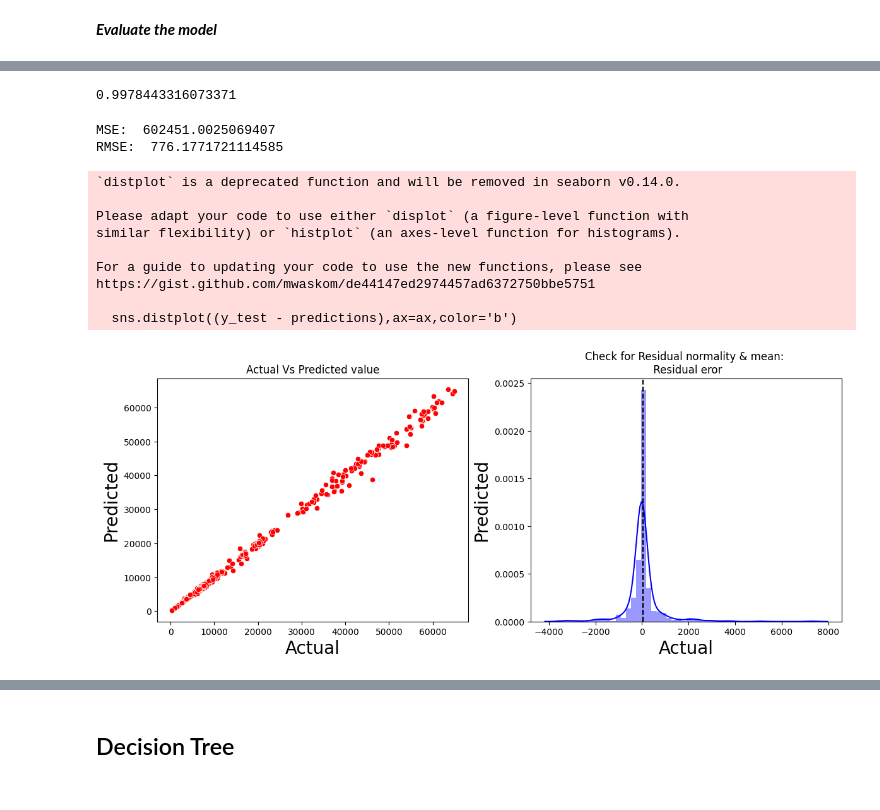
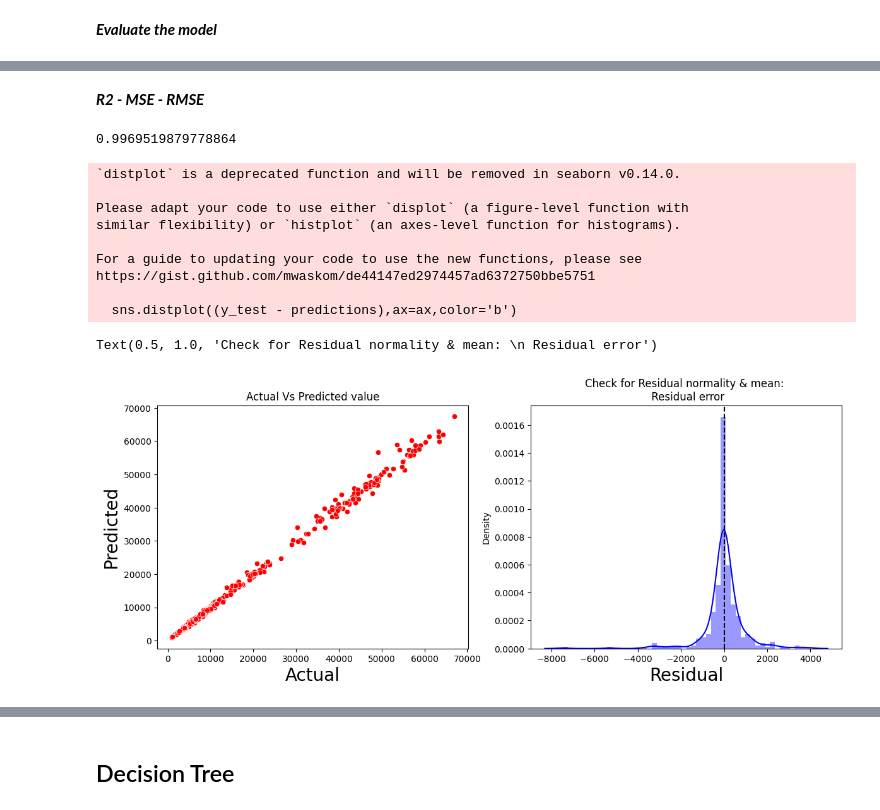
Before and after one commit to NMKHDL/Project-1, a Jupyter notebook: Modelling.ipynb, the cells around one changed output, grey strips where cells are left out. Drawn from its saved outputs; the diff is of its cells as text; code cells hidden in the pictures.

```diff
--- a/Modelling.ipynb
+++ b/Modelling.ipynb
@@ -104,6 +127,6 @@ from sklearn.model_selection import train_test_split
 # %% [markdown]
 ***Get data***
 # %%
-data_train=handleDataForModel(data)
+data_train=handleDataForModel(data,2)
 data_train.shape
 # %% [output]
@@ -290,8 +310,12 @@ predictions = lm.predict(x_test)
+# %% [markdown]
+***R2 - MSE - RMSE***
 # %%
 from sklearn.metrics import r2_score
-r2_score(y_test, predictions)
+t=r2_score(y_test, predictions)
+lm_score.append(t)
+t
 # %% [output]
-0.9978443316073371
+0.9969519879778864
 # %%
 # R squared value
 from sklearn.metrics import accuracy_score
@@ -300,38 +324,33 @@ from sklearn.metrics import mean_squared_error
 #accurancy, precision, recall - MSE - RMSE
 mse = mean_squared_error(y_test, predictions)
 rmse = np.sqrt(mse)
-print("MSE: ",mse)
-print("RMSE: ",rmse)
+lm_score.append(mse)
+lm_score.append(rmse)
-# %% [output]
-MSE:  602451.0025069407
-RMSE:  776.1771721114585
 # %%
 df_predict=pd.DataFrame(predictions)
 # %%
-# Check for Linearity
 f = plt.figure(figsize=(14,5))
 ax = f.add_subplot(121)
 plt.xlabel('Actual', fontsize=20)
 plt.ylabel('Predicted', fontsize=20)
 sns.scatterplot(x=y_test,y=predictions,ax=ax,color='r')
 ax.set_title('Actual Vs Predicted value')
-# Check for Residual normality & mean
 ax = f.add_subplot(122)
 
 sns.distplot((y_test - predictions),ax=ax,color='b')
 
 ax.axvline((y_test - predictions).mean(),color='k',linestyle='--')
-plt.xlabel('Actual', fontsize=20)
-plt.ylabel('Predicted', fontsize=20)
-ax.set_title('Check for Residual normality & mean: \n Residual eror');
+plt.xlabel('Residual', fontsize=20)
+ax.set_title('Check for Residual normality & mean: \n Residual error')
 # %% [output]
 `distplot` is a deprecated function and will be removed in seaborn v0.14.0.
 
 Please adapt your code to use either `displot` (a figure-level function with
 similar flexibility) or `histplot` (an axes-level function for histograms).
 
 For a guide to updating your code to use the new functions, please see
 https://gist.github.com/mwaskom/de44147ed2974457ad6372750bbe5751
 
   sns.distplot((y_test - predictions),ax=ax,color='b')
+Text(0.5, 1.0, 'Check for Residual normality & mean: \n Residual error')
-[figure, old version]
+[figure, new version]
```
Also changed, not shown: parts of 53 cells of this notebook.
